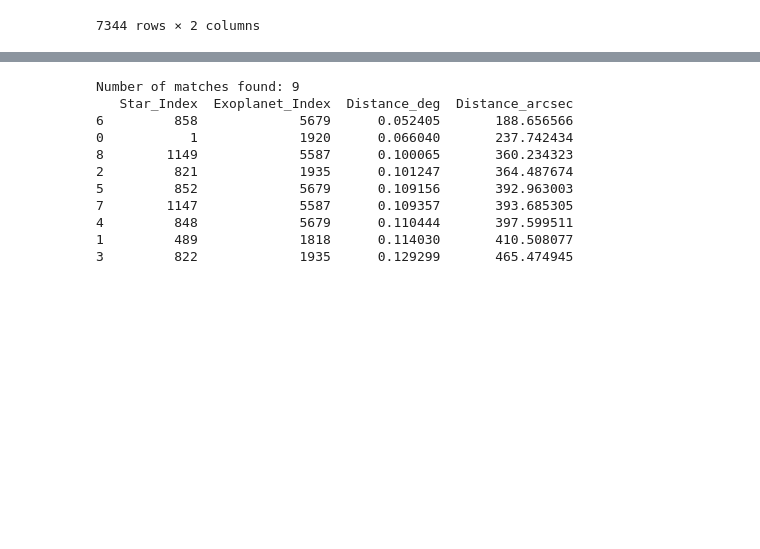
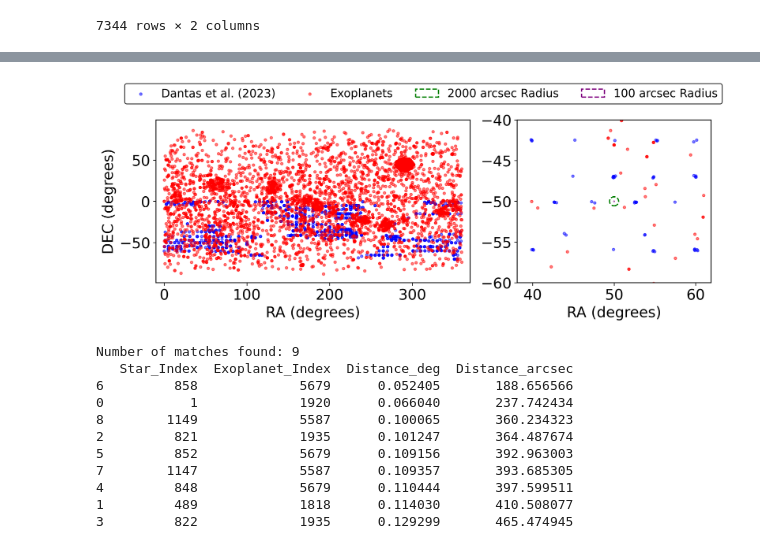
Before and after one commit to juanjogd/Garcia-Delgado_2025_Do_stars_with_exoplanets_migrate, a Jupyter notebook: N1 - Malu's and exoplanets catalogue match.ipynb, the cells around one changed output, grey strips where cells are left out. Drawn from its saved outputs; the diff is of its cells as text; code cells hidden in the pictures; blank space fills up the shorter version.

```diff
--- a/N1 - Malu's and exoplanets catalogue match.ipynb
+++ b/N1 - Malu's and exoplanets catalogue match.ipynb
@@ -303,3 +296,83 @@ plt.show()
+# %%
+plotpars_2x3 = {'axes.linewidth': 1.,
+                'axes.labelsize': 18,
+                'xtick.labelsize': 18,
+                'ytick.labelsize': 18,
+                'legend.frameon': True,
+                'legend.framealpha': 0.85,
+                'legend.edgecolor': 'black',
+                'legend.loc': 'best',
+                'legend.fontsize': 14,
+                'font.size': 12,
+                # 'figure.figsize': (12.5,7.),
+                'image.cmap': 'ocean_r',
+                'figure.dpi': 300,
+                # 'font.family': 'serif'
+               }
+plt.rcParams.update(plotpars_2x3)
+# %%
+import matplotlib.pyplot as plt
+from matplotlib.patches import Circle
+from matplotlib.gridspec import GridSpec
+from matplotlib.ticker import MultipleLocator
+
+fig = plt.figure(figsize=(11, 4))
+gs = GridSpec(1, 5, figure=fig)
+
+ax1 = fig.add_subplot(gs[0, :3])    # First subplot: wider (2/3 of total width)
+ax2 = fig.add_subplot(gs[0, 3:5])   # Second subplot: narrower (1/3 of total width)
+axes = [ax1, ax2]
+
+axes[0].scatter(migrating_stars_catalogue['RA'], migrating_stars_catalogue['DEC'],
+                color='blue', label='Dantas et al. (2023)', alpha=0.5, s=10)
+axes[0].scatter(exoplanet_catalogue['ra'], exoplanet_catalogue['dec'],
+                color='red', label='Exoplanets', alpha=0.5, s=10)
+axes[0].set_xlabel('RA (degrees)')
+axes[0].set_ylabel('DEC (degrees)')
+axes[0].set_xlim(-10, 370)
+axes[0].set_ylim(-100, 100)
+axes[0].set_aspect('equal', adjustable='datalim')
+axes[0].tick_params(axis='both')
+axes[0].yaxis.set_major_locator(MultipleLocator(50))
+
+axes[1].scatter(migrating_stars_catalogue['RA'], migrating_stars_catalogue['DEC'],
+                color='blue', label='Dantas et al. (2023)', alpha=0.5, s=10)
+axes[1].scatter(exoplanet_catalogue['ra'], exoplanet_catalogue['dec'],
+                color='red', label='Exoplanets', alpha=0.5, s=10)
+
+center_ra = 50  # Modify as needed
+center_dec = -50  # Modify as needed
+radius_2000_arcsec = 2000 / 3600  # Convert to degrees
+radius_100_arcsec = 100 / 3600  # Convert to degrees
+
+disk_2000 = Circle((center_ra, center_dec), radius=radius_2000_arcsec, color='green', fill=False, linestyle='--', linewidth=1.5, label='2000 arcsec Radius')
+disk_100 = Circle((center_ra, center_dec), radius=radius_100_arcsec, color='purple', fill=False, linestyle='--', linewidth=1.5, label='100 arcsec Radius')
+axes[1].add_patch(disk_2000)
+axes[1].add_patch(disk_100)
+
+axes[1].set_xlabel('RA (degrees)')
+# axes[1].set_ylabel('DEC (degrees)', fontsize=14)
+axes[1].set_xlim(center_ra - 10, center_ra + 10)
+axes[1].set_ylim(center_dec - 10, center_dec + 10)
+axes[1].set_aspect('equal', adjustable='datalim')
+axes[1].tick_params(axis='both')
+axes[1].yaxis.set_major_locator(MultipleLocator(5))
+
+# Global legend above plots
+handles1, labels1 = axes[0].get_legend_handles_labels()
+handles2, labels2 = axes[1].get_legend_handles_labels()
+all_handles = handles1 + handles2
+all_labels = labels1 + labels2
+by_label = dict(zip(all_labels, all_handles))  # Remove duplicates
+fig.legend(by_label.values(), by_label.keys(), loc='upper center', bbox_to_anchor=(0.53, 1.08), ncol=4, frameon=True, fontsize=14)
+# fig.legend(handles, labels, loc='upper center', bbox_to_anchor=(0.5, 1.05), ncol=3, frameon=True, fontsize=14)
+
+plt.tight_layout(rect=[0, 0, 1, 0.97])
+plt.show()
+
+# fig.savefig('sky_coverage.png', dpi=300, bbox_inches='tight')
+# %% [output]
+[figure, added]
 # %%
 # Remove rows with NaN values in the (RA, DEC) coordinates of both catalogues
 migrating_stars_catalogue = migrating_stars_catalogue.dropna(subset=['RA', 'DEC'])
```
Also changed, not shown: parts of 4 cells of this notebook.
